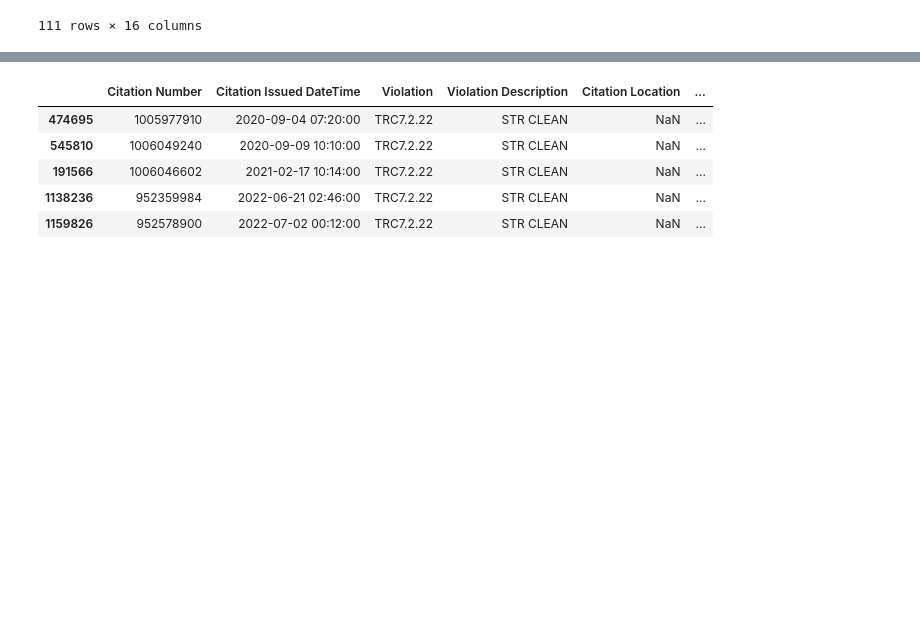
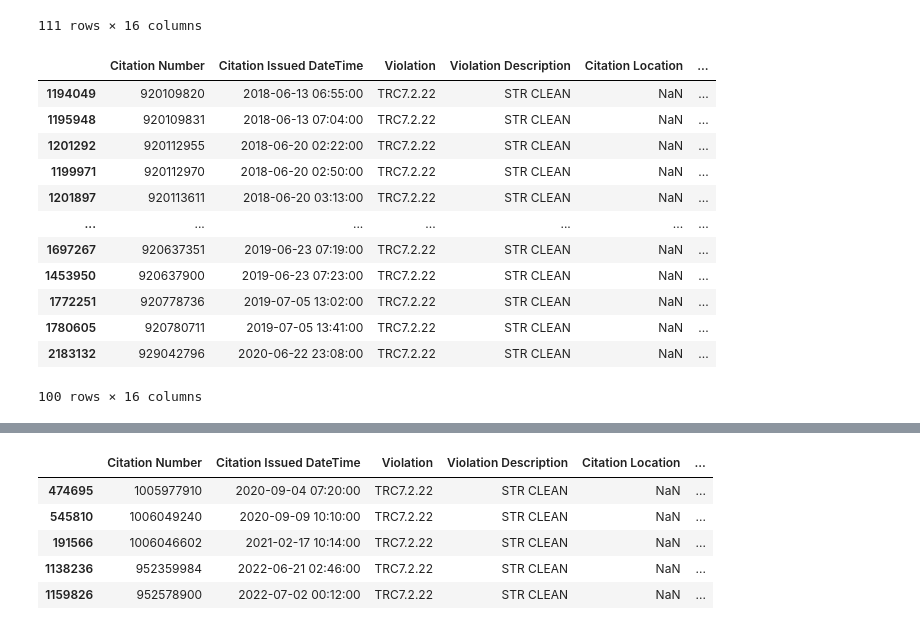
Before and after one commit to jiyuntsai/sf-parking-citation, a Jupyter notebook: 03_st-cleaning-map.ipynb, the cells around one changed output, grey strips where cells are left out. Cells and saved outputs as stored; diff of their text form; code cells hidden in the pictures; blank space fills up the shorter version.

Commit message:
clean location

```diff
--- a/03_st-cleaning-map.ipynb
+++ b/03_st-cleaning-map.ipynb
@@ -72,3 +72,25 @@ st_cleaning_map[
 | 1318578 | 1005860903 | 2020-01-14 06:37:00 | TRC7.2.22 | STR CLEAN | NaN | ... |
 | 2183132 | 929042796 | 2020-06-22 23:08:00 | TRC7.2.22 | STR CLEAN | NaN | ... |
 111 rows × 16 columns
+# %%
+# Out of 111 rows of data, there are 100 rows that the 'Fine Amount' is $0.0 so only geocode the rest 11 rows data.
+# ???
+st_cleaning_map[
+    (st_cleaning_map['geom'].notnull()) &
+    (st_cleaning_map['Citation Location'].isna()) &
+    (st_cleaning_map['Fine Amount'] == 0.0)
+].sort_values(['Citation Issued DateTime'])
+# %% [output]
+|  | Citation Number | Citation Issued DateTime | Violation | Violation Description | Citation Location | ... |
+| 1194049 | 920109820 | 2018-06-13 06:55:00 | TRC7.2.22 | STR CLEAN | NaN | ... |
+| 1195948 | 920109831 | 2018-06-13 07:04:00 | TRC7.2.22 | STR CLEAN | NaN | ... |
+| 1201292 | 920112955 | 2018-06-20 02:22:00 | TRC7.2.22 | STR CLEAN | NaN | ... |
+| 1199971 | 920112970 | 2018-06-20 02:50:00 | TRC7.2.22 | STR CLEAN | NaN | ... |
+| 1201897 | 920113611 | 2018-06-20 03:13:00 | TRC7.2.22 | STR CLEAN | NaN | ... |
+| ... | ... | ... | ... | ... | ... | ... |
+| 1697267 | 920637351 | 2019-06-23 07:19:00 | TRC7.2.22 | STR CLEAN | NaN | ... |
+| 1453950 | 920637900 | 2019-06-23 07:23:00 | TRC7.2.22 | STR CLEAN | NaN | ... |
+| 1772251 | 920778736 | 2019-07-05 13:02:00 | TRC7.2.22 | STR CLEAN | NaN | ... |
+| 1780605 | 920780711 | 2019-07-05 13:41:00 | TRC7.2.22 | STR CLEAN | NaN | ... |
+| 2183132 | 929042796 | 2020-06-22 23:08:00 | TRC7.2.22 | STR CLEAN | NaN | ... |
+100 rows × 16 columns
```
Also changed, not shown: parts of 1 cell of this notebook.
